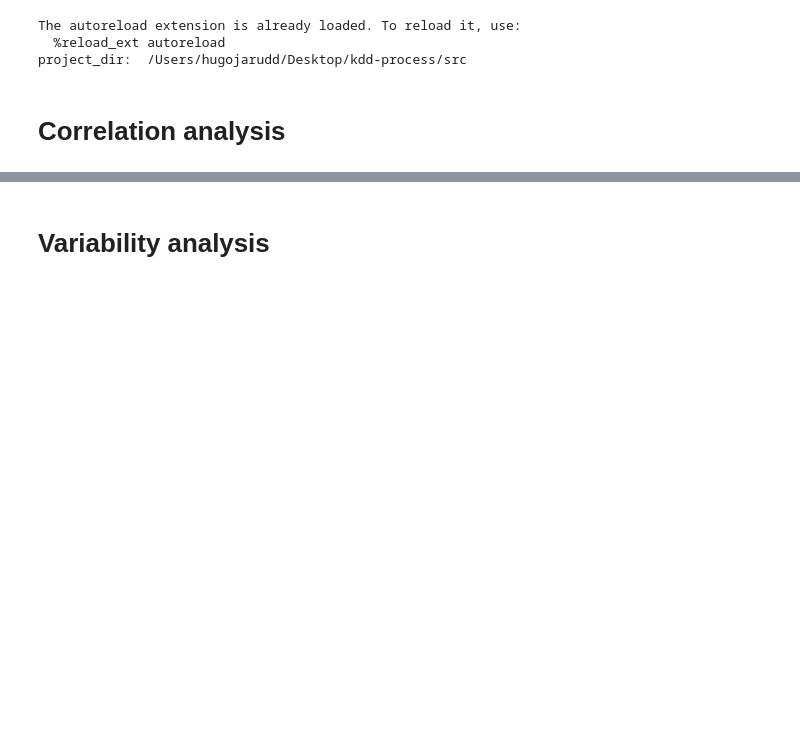
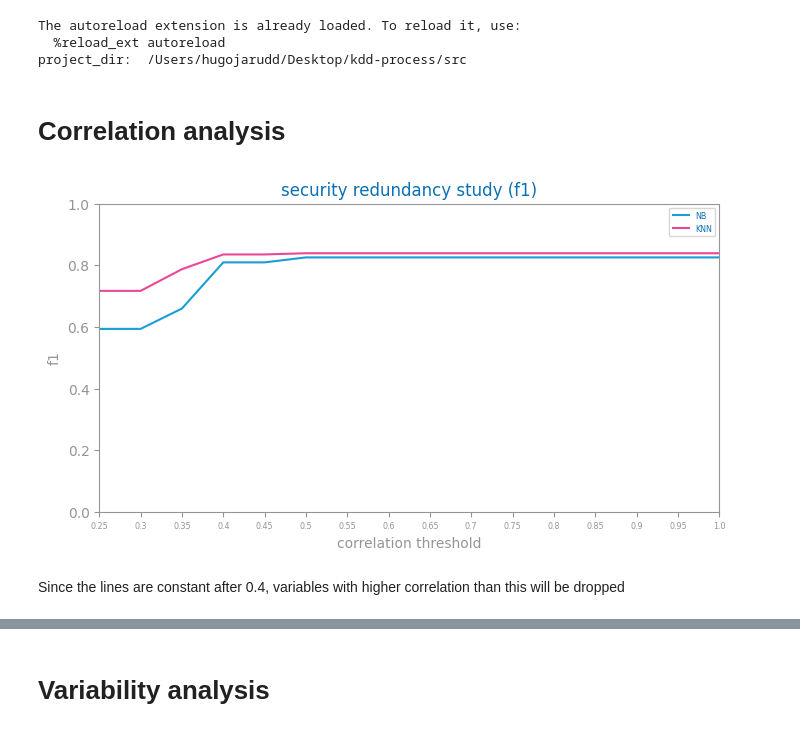
Before and after one commit to MatsNissen-Lie/kdd-process, a Jupyter notebook: src/3_evaluation/feature_selection_security.ipynb, the cells around one changed output, grey strips where cells are left out. Drawn from its saved outputs; the diff is of its cells as text; code cells hidden in the pictures; blank space fills up the shorter version.

```diff
--- a/src/3_evaluation/feature_selection_security.ipynb
+++ b/src/3_evaluation/feature_selection_security.ipynb
@@ -10,13 +10,14 @@ project_dir = Path.cwd().parent  # Adjust as needed to point to your project roo
 sys.path.append(str(project_dir))
 
 print("project_dir: ", project_dir)
-from utils.pipeline import Pipeline, EvaluationEnum
+from utils.pipeline_fixed import Pipeline, EvaluationEnum
 
-dataloader = Pipeline(evaluation=EvaluationEnum.LAST)
+dataloader = Pipeline(evaluation=EvaluationEnum.BALANCE)
 
+file_tag = "security"
+eval_metric = "accuracy"
 
-
-data, target = dataloader.get_security_classification_dataset_and_target()
+trnX, tstX, trnY, tstY, target, labels = dataloader.get_security_classification_train_test()
 # %% [output]
 The autoreload extension is already loaded. To reload it, use:
   %reload_ext autoreload
@@ -46,5 +44,73 @@ train, test = train_test_split(data, test_size=0.2, random_state=42)
 # %% [markdown]
 # Correlation analysis
+# %%
+def study_redundancy_for_feature_selection(
+    train: DataFrame,
+    test: DataFrame,
+    target: str = "CLASS__security",
+    min_threshold: float = 0.90,
+    lag: float = 0.05,
+    metric: str = "accuracy",
+    file_tag: str = "",
+) -> dict:
+    options: list[float] = [
+        round(min_threshold + i * lag, 3)
+        for i in range(ceil((1 - min_threshold) / lag) + 1)
+    ]
+
+    df: DataFrame = train.drop(target, axis=1, inplace=False)
+    corr_matrix: DataFrame = abs(df.corr())
+    variables: Index[str] = corr_matrix.columns
+    results: dict[str, list] = {"NB": [], "KNN": []}
+    for thresh in options:
+        vars2drop: list = []
+        for v1 in variables:
+            vars_corr: Series = (corr_matrix[v1]).loc[corr_matrix[v1] >= thresh]
+            vars_corr.drop(v1, inplace=True)
+            if len(vars_corr) > 1:
+                lst_corr = list(vars_corr.index)
+                for v2 in lst_corr:
+                    if v2 not in vars2drop:
+                        vars2drop.append(v2)
+
+        train_copy: DataFrame = train.drop(vars2drop, axis=1, inplace=False)
+        test_copy: DataFrame = test.drop(vars2drop, axis=1, inplace=False)
+        eval: dict | None = evaluate_approach(
+            train_copy, test_copy, target=target, metric=metric
+        )
+        if eval is not None:
+            results["NB"].append(eval[metric][0])
+            results["KNN"].append(eval[metric][1])
+
+    plot_multiline_chart(
+        options,
+        results,
+        title=f"{file_tag} redundancy study ({metric})",
+        xlabel="correlation threshold",
+        ylabel=metric,
+        percentage=True,
+    )
+    savefig(f"images/{file_tag}_fs_redundancy_{metric}_study.png")
+    return results
+
+
+eval_metric = "f1"
+
+figure(figsize=(2 * HEIGHT, HEIGHT))
+study_redundancy_for_feature_selection(
+    train,
+    test,
+    target=target,
+    min_threshold=0.25,
+    lag=0.05,
+    metric=eval_metric,
+    file_tag=file_tag,
+)
+show()
+# %% [output]
+[figure, added]
+# %% [markdown]
+ Since the lines are constant after 0.4, variables with higher correlation than this will be dropped
 # %%
 def select_redundant_variables(
     data: DataFrame, min_threshold: float = 0.90, target: str = "CLASS__security"
```
Also changed, not shown: parts of 9 cells of this notebook, 45 other files.
